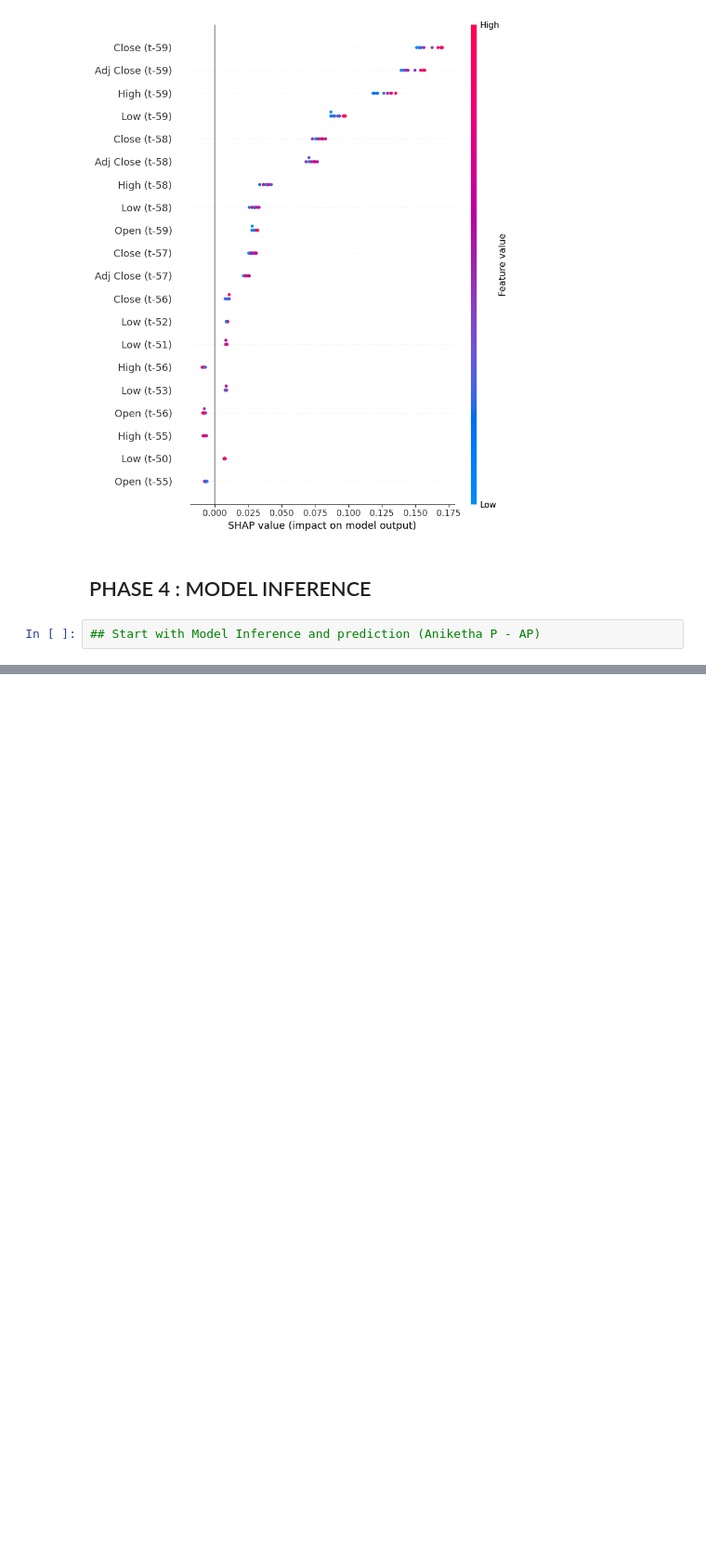
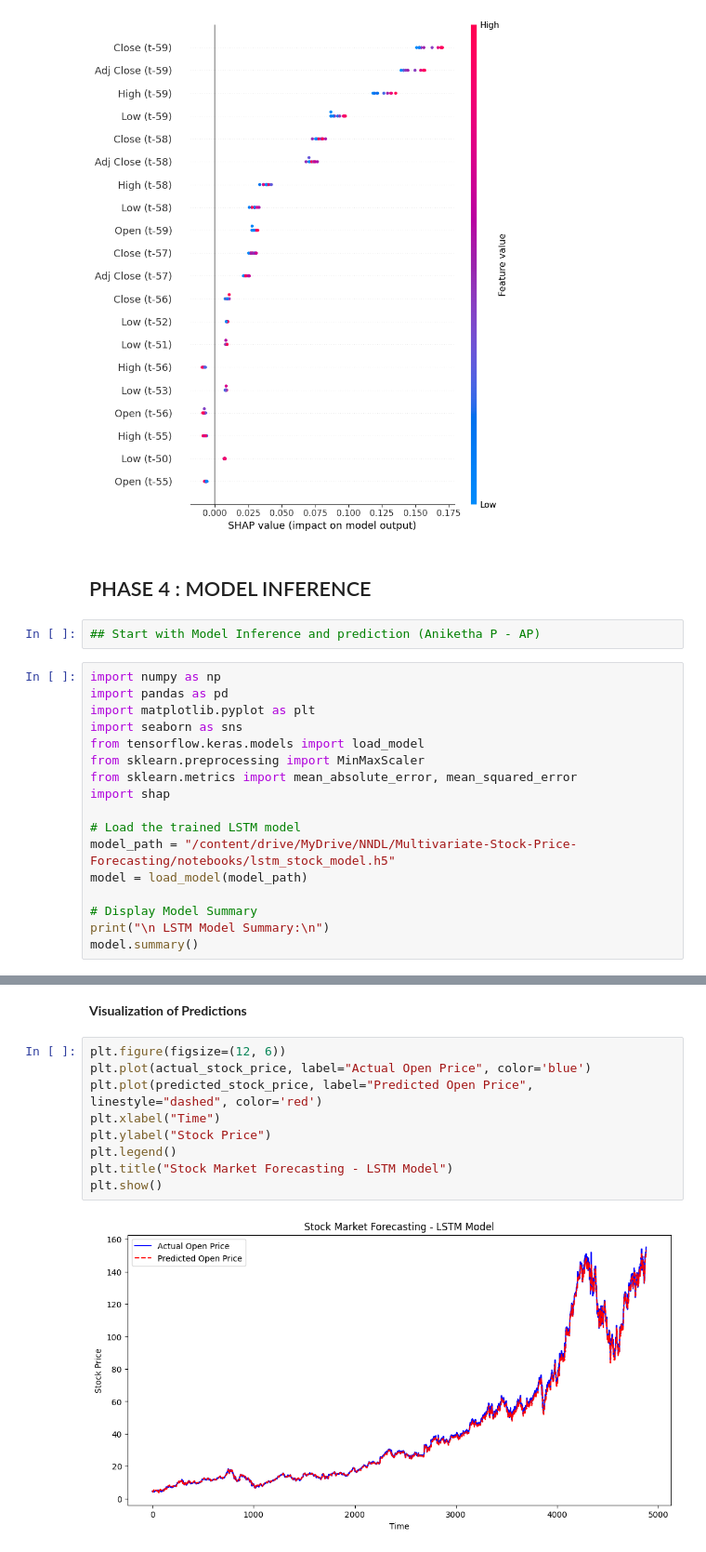
Before and after one commit to msaakaash/Multivariate-Stock-Price-Forecasting, a Jupyter notebook: notebooks/stockMarketForecasting.ipynb, the cells around one changed output, grey strips where cells are left out. Shown at 93% size. Cells and saved outputs as stored; diff of their text form; blank space fills up the shorter version.

Commit message:
Updated stock market forecasting notebook

```diff
--- a/notebooks/stockMarketForecasting.ipynb
+++ b/notebooks/stockMarketForecasting.ipynb
@@ -680,3 +680,20 @@ shap.summary_plot(shap_values_2d, test_samples_2d, feature_names=feature_names)
 ## PHASE 4 : MODEL INFERENCE
 # %%
 ## Start with Model Inference and prediction (Aniketha P - AP)
+# %%
+import numpy as np
+import pandas as pd
+import matplotlib.pyplot as plt
+import seaborn as sns
+from tensorflow.keras.models import load_model
+from sklearn.preprocessing import MinMaxScaler
+from sklearn.metrics import mean_absolute_error, mean_squared_error
+import shap
+
+# Load the trained LSTM model
+model_path = "/content/drive/MyDrive/NNDL/Multivariate-Stock-Price-Forecasting/notebooks/lstm_stock_model.h5"
+model = load_model(model_path)
+
+# Display Model Summary
+print("\n LSTM Model Summary:\n")
+model.summary()
@@ -682,0 +793,13 @@ shap.summary_plot(shap_values_2d, test_samples_2d, feature_names=feature_names)
+# %% [markdown]
+**Visualization of Predictions**
+# %%
+plt.figure(figsize=(12, 6))
+plt.plot(actual_stock_price, label="Actual Open Price", color='blue')
+plt.plot(predicted_stock_price, label="Predicted Open Price", linestyle="dashed", color='red')
+plt.xlabel("Time")
+plt.ylabel("Stock Price")
+plt.legend()
+plt.title("Stock Market Forecasting - LSTM Model")
+plt.show()
+# %% [output]
+[figure, added]
```
Also changed, not shown: parts of 17 cells of this notebook.
